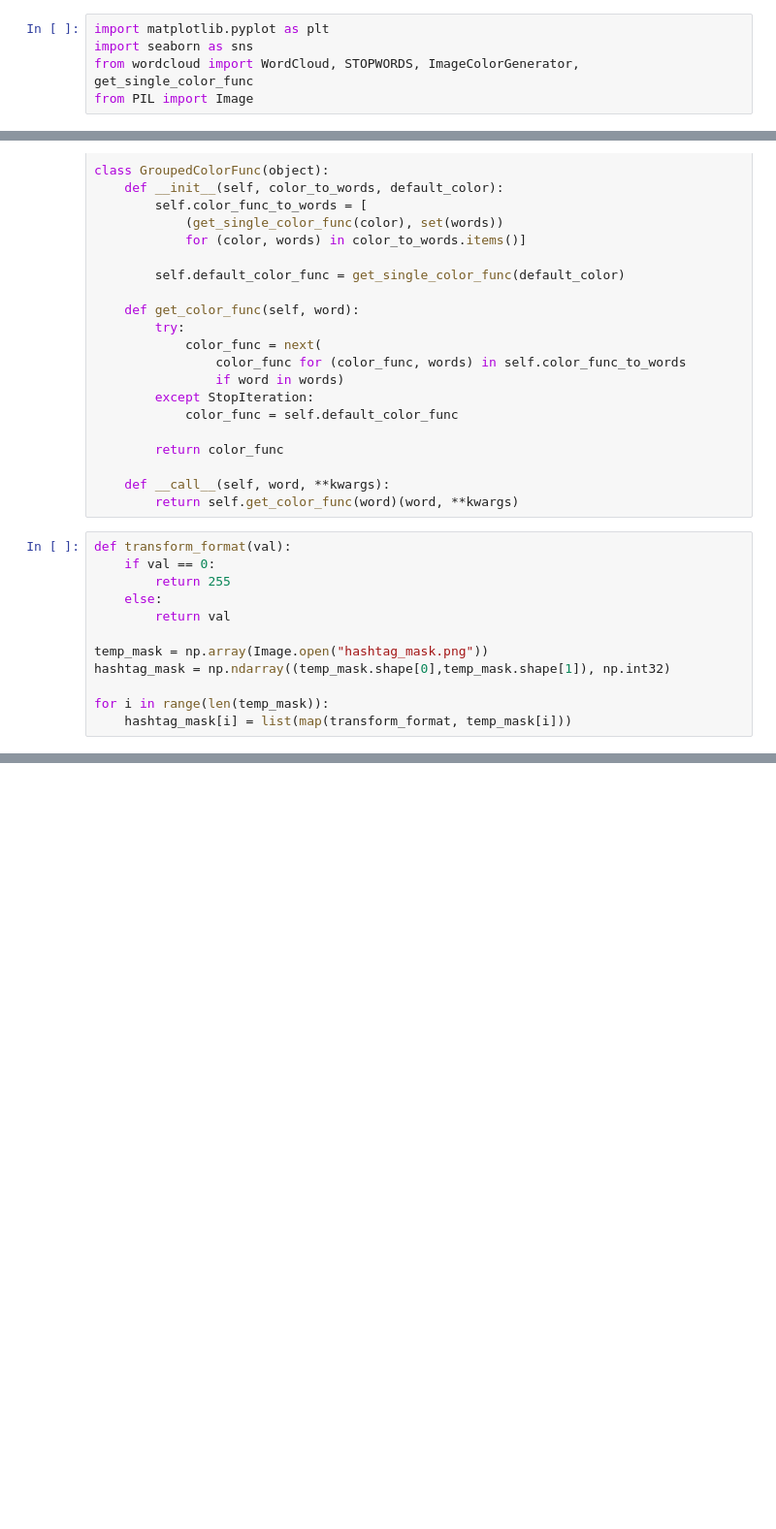
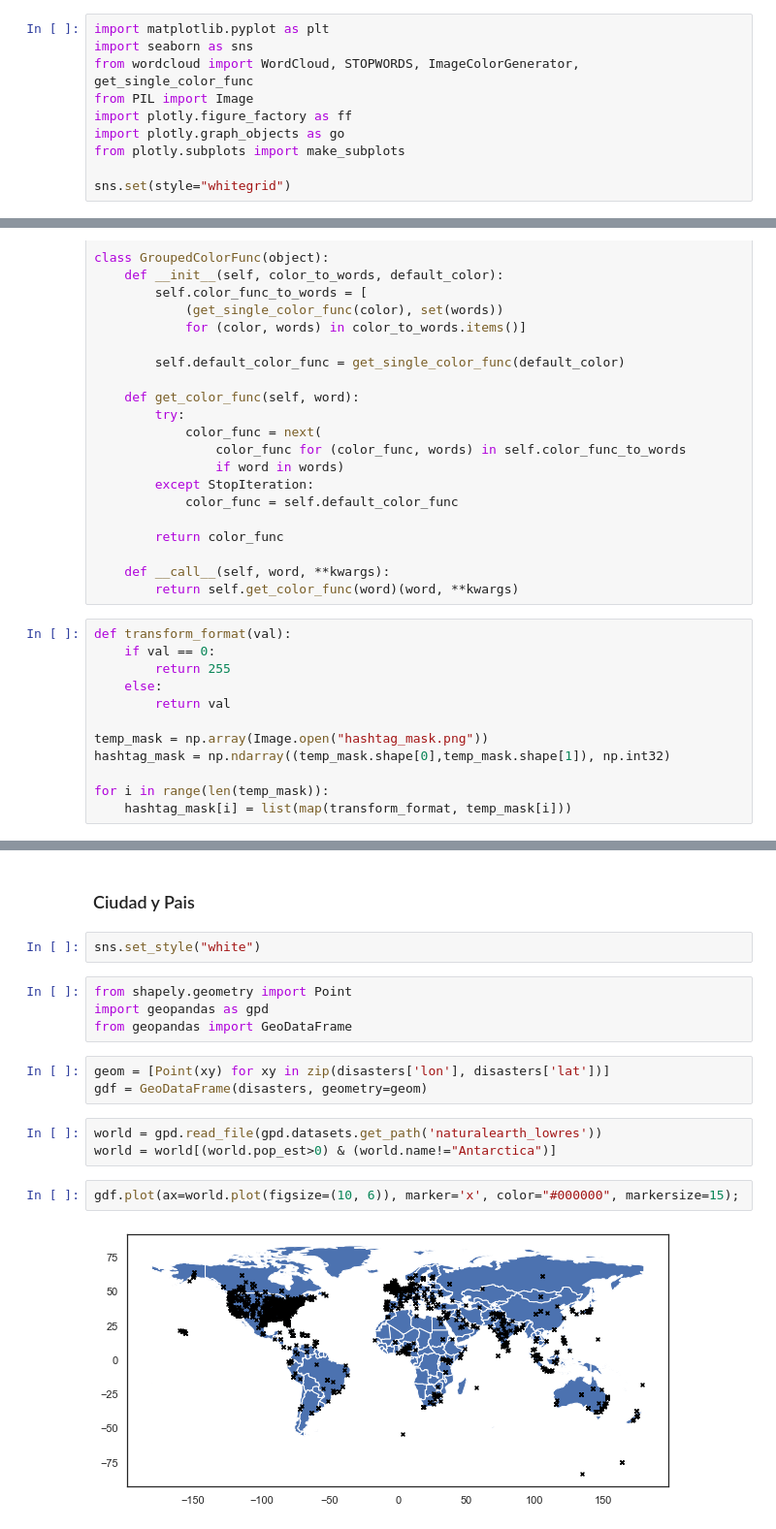
Before and after one commit to AlurrAldrey/OrgaDatosTP, a Jupyter notebook: tp1/TP1_hashtags_mentions.ipynb, the cells around one changed output, grey strips where cells are left out. Shown: that part at 97% size. Cells and saved outputs as stored; diff of their text form; blank space fills up the shorter version.

```diff
--- a/tp1/TP1_hashtags_mentions.ipynb
+++ b/tp1/TP1_hashtags_mentions.ipynb
@@ -196,3 +58,8 @@ import matplotlib.pyplot as plt
 import seaborn as sns
 from wordcloud import WordCloud, STOPWORDS, ImageColorGenerator, get_single_color_func
 from PIL import Image
+import plotly.figure_factory as ff
+import plotly.graph_objects as go
+from plotly.subplots import make_subplots
+
+sns.set(style="whitegrid")
@@ -388,3 +453,21 @@ mentions_wc.to_file("plots/mentions_wc.png")
 plt.imshow(mentions_wc, interpolation='bilinear')
 plt.axis("off")
 plt.show()
+# %% [markdown]
+### Ciudad y Pais
+# %%
+sns.set_style("white")
+# %%
+from shapely.geometry import Point
+import geopandas as gpd
+from geopandas import GeoDataFrame
+# %%
+geom = [Point(xy) for xy in zip(disasters['lon'], disasters['lat'])]
+gdf = GeoDataFrame(disasters, geometry=geom)
+# %%
+world = gpd.read_file(gpd.datasets.get_path('naturalearth_lowres'))
+world = world[(world.pop_est>0) & (world.name!="Antarctica")]
+# %%
+gdf.plot(ax=world.plot(figsize=(10, 6)), marker='x', color="#000000", markersize=15);
+# %% [output]
+[figure, added]
```
Also changed, not shown: parts of 44 cells of this notebook.
